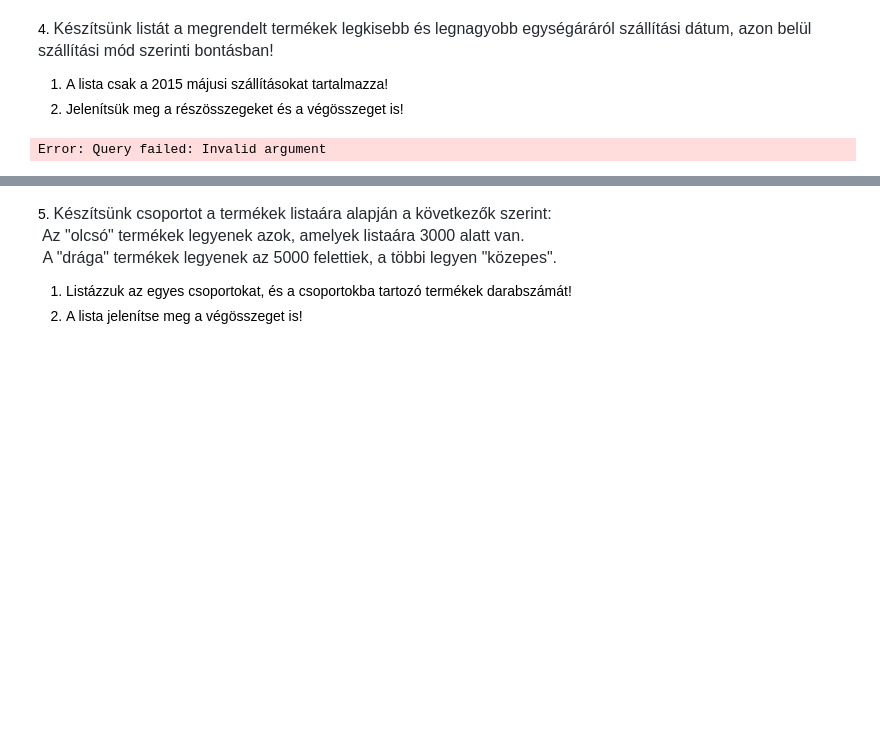
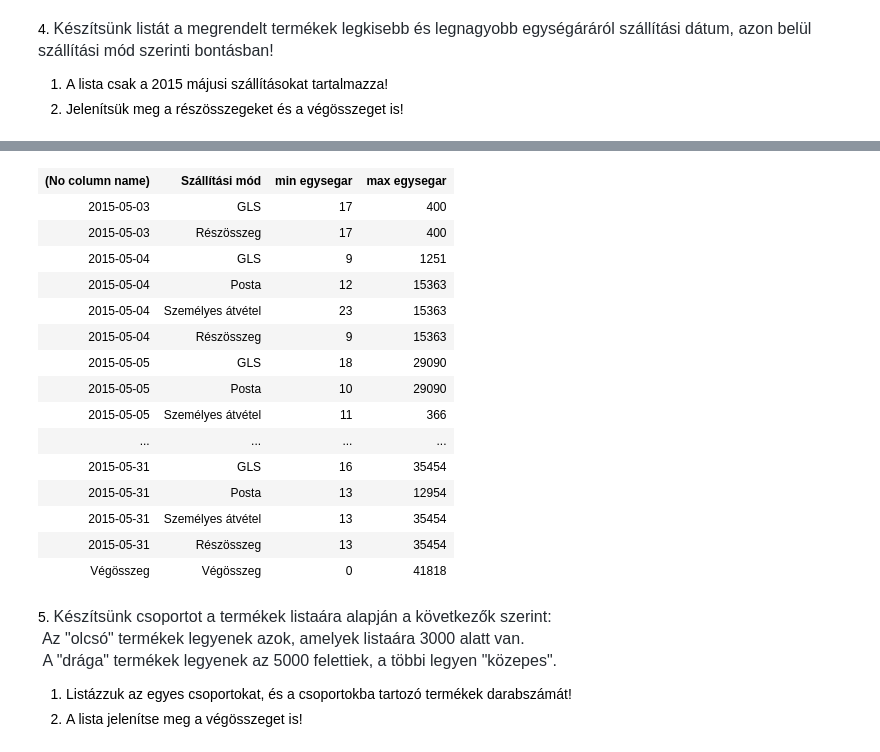
Before and after one commit to Bojnar/https---github.com-Bojnar-adatbazisok, a Jupyter notebook: gyakorlat05_feladatok.ipynb, the cells around one changed output, grey strips where cells are left out. Saved outputs shown, nothing was run; the diff lists cells and outputs as text; code cells hidden in the pictures; blank space fills up the shorter version.

```diff
--- a/gyakorlat05_feladatok.ipynb
+++ b/gyakorlat05_feladatok.ipynb
@@ -85,11 +85,16 @@ Total execution time: 00:00:00.026
 1. A lista csak a 2015 májusi szállításokat tartalmazza!
 2. Jelenítsük meg a részösszegeket és a végösszeget is!
 # %%
-SELECT rt.termekkod,
-       r.SZALL_DATUM,
-       r.szall_mod,
-       MIN(rt.EGYSEGAR) OVER(PARTITION BY SZALL_DATUM, SZALL_MOD) AS 'min egysegar',
-       MAX(rt.EGYSEGAR) OVER(PARTITION BY SZALL_DATUM, SZALL_MOD) AS 'max egysegar'
+SELECT
+       IIF(GROUPING_ID(r.SZALL_DATUM) = 1, 'Végösszeg', CAST(r.SZALL_DATUM as nvarchar(10))),
+       CASE
+        WHEN GROUPING_ID(r.SZALL_DATUM, r.szall_mod) = 1 THEN 'Részösszeg'
+        WHEN GROUPING_ID(r.SZALL_DATUM, r.SZALL_MOD) = 3 THEN 'Végösszeg'
+        ELSE r.szall_mod
+       END AS 'Szállítási mód',
+       MIN(rt.EGYSEGAR) AS 'min egysegar',
+       MAX(rt.EGYSEGAR) AS 'max egysegar'
 FROM Rendeles r JOIN Rendeles_tetel rt ON r.SORSZAM = rt.SORSZAM
+WHERE r.SZALL_DATUM BETWEEN '2015.05.01' AND '2015.05.31'
+GROUP BY ROLLUP(r.SZALL_DATUM, r.szall_mod)
 # %% [output]
-Error: Query failed: Invalid argument
@@ -97,3 +103,19 @@ Total execution time: 00:00:16.558
+| (No column name) | Szállítási mód | min egysegar | max egysegar |
+| 2015-05-03 | GLS | 17 | 400 |
+| 2015-05-03 | Részösszeg | 17 | 400 |
+| 2015-05-04 | GLS | 9 | 1251 |
+| 2015-05-04 | Posta | 12 | 15363 |
+| 2015-05-04 | Személyes átvétel | 23 | 15363 |
+| 2015-05-04 | Részösszeg | 9 | 15363 |
+| 2015-05-05 | GLS | 18 | 29090 |
+| 2015-05-05 | Posta | 10 | 29090 |
+| 2015-05-05 | Személyes átvétel | 11 | 366 |
+| ... | ... | ... | ... |
+| 2015-05-31 | GLS | 16 | 35454 |
+| 2015-05-31 | Posta | 13 | 12954 |
+| 2015-05-31 | Személyes átvétel | 13 | 35454 |
+| 2015-05-31 | Részösszeg | 13 | 35454 |
+| Végösszeg | Végösszeg | 0 | 41818 |
 # %% [markdown]
 5. <span style="color: rgb(36, 41, 47); font-family: -apple-system, BlinkMacSystemFont, &quot;Segoe UI&quot;, Helvetica, Arial, sans-serif, &quot;Apple Color Emoji&quot;, &quot;Segoe UI Emoji&quot;; font-size: 16px;">Készítsünk csoportot a termékek listaára alapján a következők szerint:&nbsp;<br></span> <span style="color: rgb(36, 41, 47); font-family: -apple-system, BlinkMacSystemFont, &quot;Segoe UI&quot;, Helvetica, Arial, sans-serif, &quot;Apple Color Emoji&quot;, &quot;Segoe UI Emoji&quot;; font-size: 16px;">Az "olcsó" termékek legyenek azok, amelyek listaára 3000 alatt van.<br>&nbsp;A "drága" termékek legyenek az 5000 felettiek, a többi legyen "közepes".</span>
 
```
Also changed, not shown: parts of 1 cell of this notebook.
